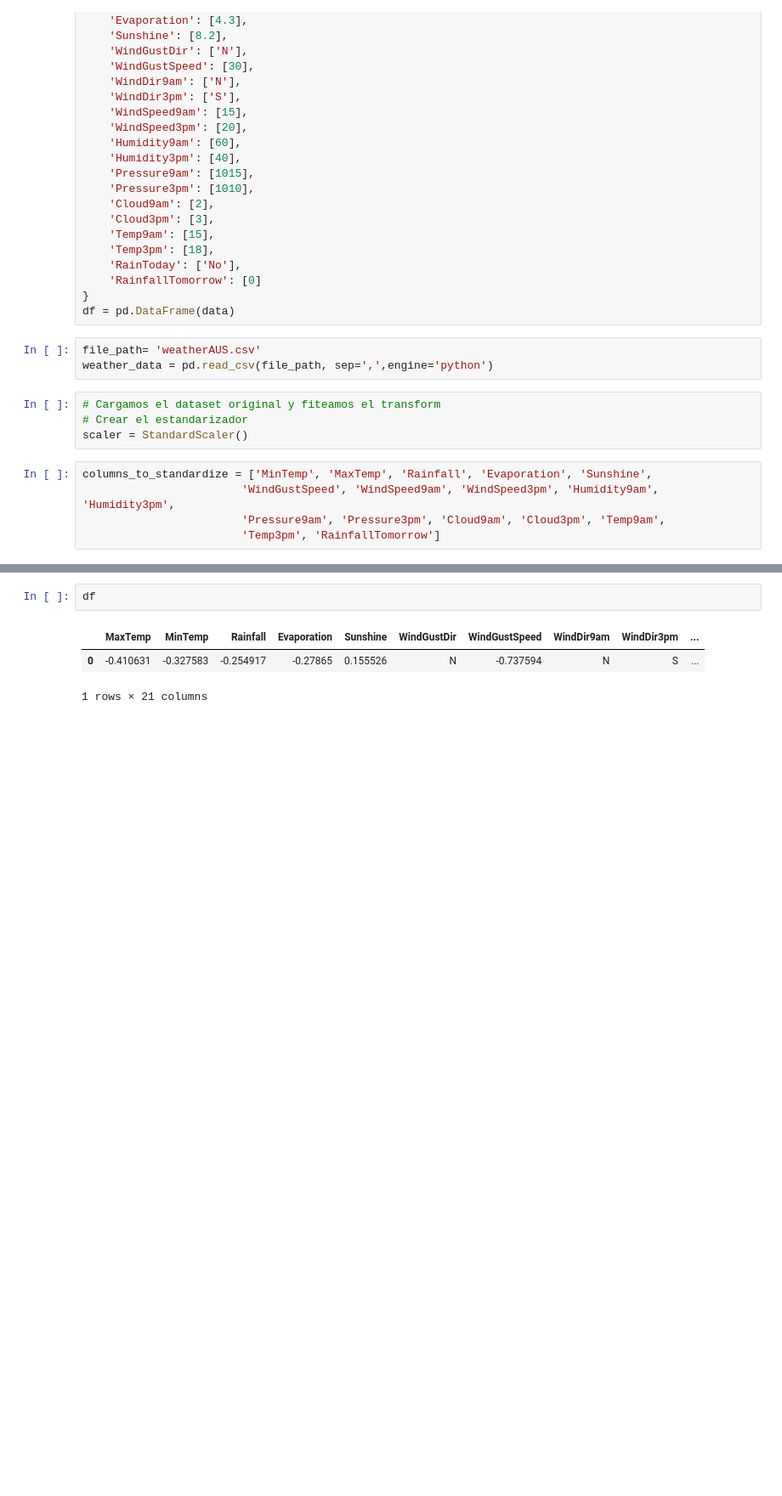
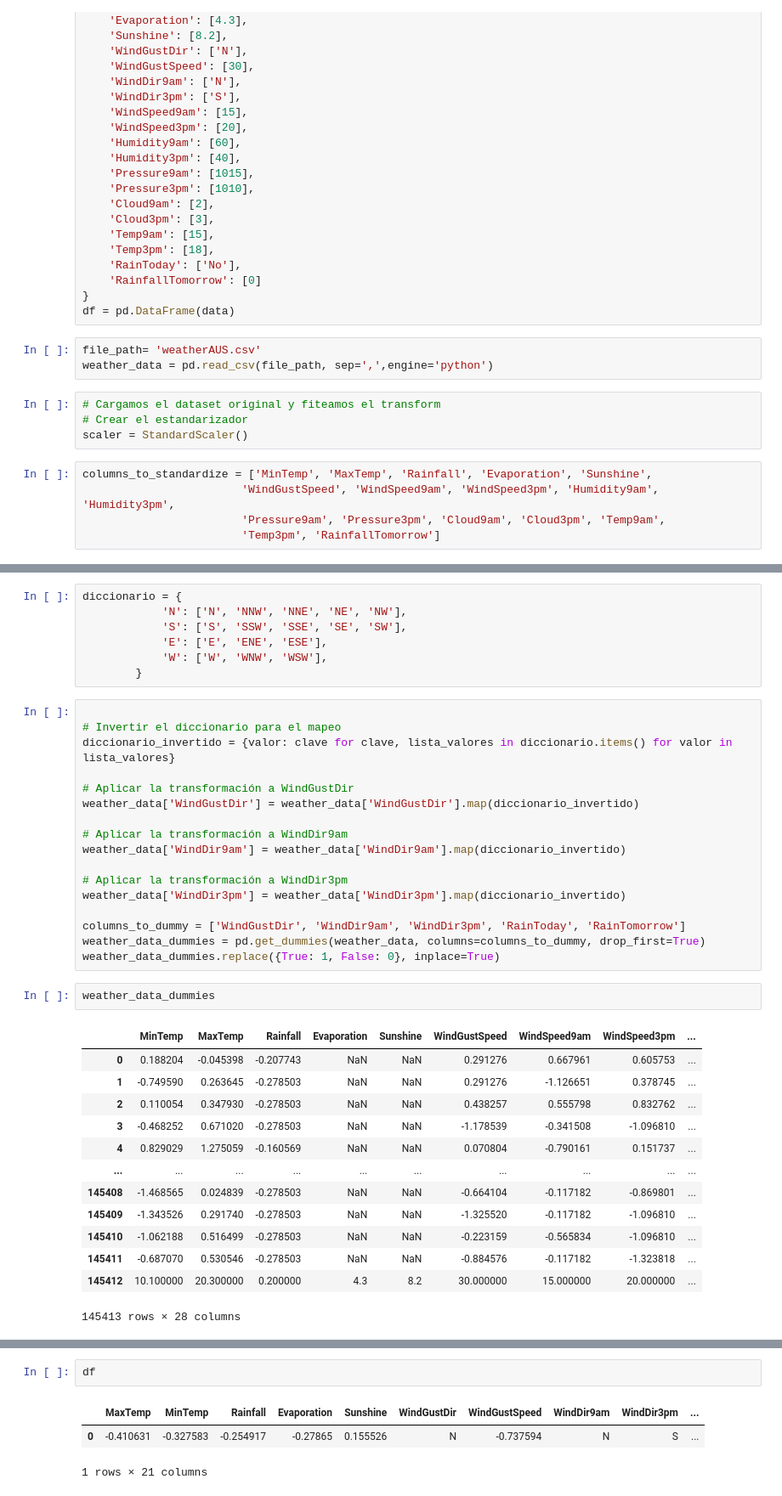
Before and after one commit to C4570/AA1-TUIA-Britos-Moresco, a Jupyter notebook: test.ipynb, the cells around one changed output, grey strips where cells are left out. Shown at 85% size. Cells and saved outputs as stored; diff of their text form; blank space fills up the shorter version.

```diff
--- a/test.ipynb
+++ b/test.ipynb
@@ -50,0 +73,40 @@ df[columns_to_standardize] = scaler.transform(df[columns_to_standardize])
+# %%
+diccionario = {
+            'N': ['N', 'NNW', 'NNE', 'NE', 'NW'],
+            'S': ['S', 'SSW', 'SSE', 'SE', 'SW'],
+            'E': ['E', 'ENE', 'ESE'],
+            'W': ['W', 'WNW', 'WSW'],
+        }
+# %%
+
+# Invertir el diccionario para el mapeo
+diccionario_invertido = {valor: clave for clave, lista_valores in diccionario.items() for valor in lista_valores}
+
+# Aplicar la transformación a WindGustDir
+weather_data['WindGustDir'] = weather_data['WindGustDir'].map(diccionario_invertido)
+
+# Aplicar la transformación a WindDir9am
+weather_data['WindDir9am'] = weather_data['WindDir9am'].map(diccionario_invertido)
+
+# Aplicar la transformación a WindDir3pm
+weather_data['WindDir3pm'] = weather_data['WindDir3pm'].map(diccionario_invertido)
+
+columns_to_dummy = ['WindGustDir', 'WindDir9am', 'WindDir3pm', 'RainToday', 'RainTomorrow']
+weather_data_dummies = pd.get_dummies(weather_data, columns=columns_to_dummy, drop_first=True)
+weather_data_dummies.replace({True: 1, False: 0}, inplace=True)
+# %%
+weather_data_dummies
+# %% [output]
+|  | MinTemp | MaxTemp | Rainfall | Evaporation | Sunshine | WindGustSpeed | WindSpeed9am | WindSpeed3pm | ... |
+| 0 | 0.188204 | -0.045398 | -0.207743 | NaN | NaN | 0.291276 | 0.667961 | 0.605753 | ... |
+| 1 | -0.749590 | 0.263645 | -0.278503 | NaN | NaN | 0.291276 | -1.126651 | 0.378745 | ... |
+| 2 | 0.110054 | 0.347930 | -0.278503 | NaN | NaN | 0.438257 | 0.555798 | 0.832762 | ... |
+| 3 | -0.468252 | 0.671020 | -0.278503 | NaN | NaN | -1.178539 | -0.341508 | -1.096810 | ... |
+| 4 | 0.829029 | 1.275059 | -0.160569 | NaN | NaN | 0.070804 | -0.790161 | 0.151737 | ... |
+| ... | ... | ... | ... | ... | ... | ... | ... | ... | ... |
+| 145408 | -1.468565 | 0.024839 | -0.278503 | NaN | NaN | -0.664104 | -0.117182 | -0.869801 | ... |
+| 145409 | -1.343526 | 0.291740 | -0.278503 | NaN | NaN | -1.325520 | -0.117182 | -1.096810 | ... |
+| 145410 | -1.062188 | 0.516499 | -0.278503 | NaN | NaN | -0.223159 | -0.565834 | -1.096810 | ... |
+| 145411 | -0.687070 | 0.530546 | -0.278503 | NaN | NaN | -0.884576 | -0.117182 | -1.323818 | ... |
+| 145412 | 10.100000 | 20.300000 | 0.200000 | 4.3 | 8.2 | 30.000000 | 15.000000 | 20.000000 | ... |
+145413 rows × 28 columns
```
Also changed, not shown: parts of 5 cells of this notebook, 1 other file.
